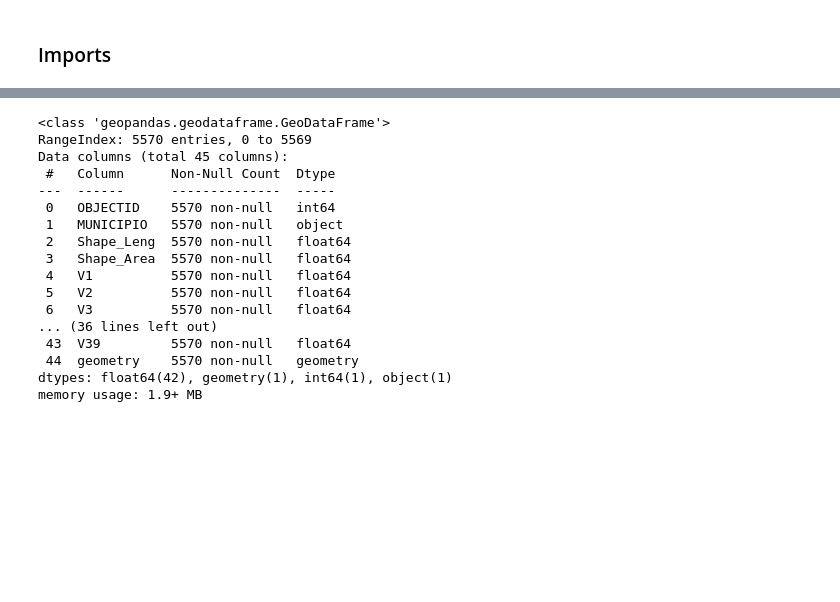
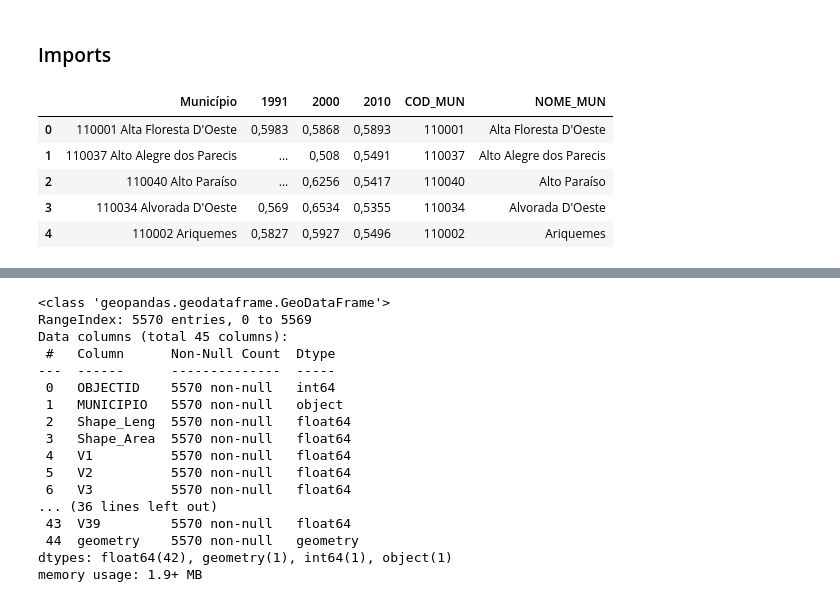
Before and after one commit to odxone/imil_agro_anexo, a Jupyter notebook: nbs/nb_60-preprocessing.ipynb, the cells around one changed output, grey strips where cells are left out. Drawn from its saved outputs; the diff is of its cells as text; code cells hidden in the pictures; blank space fills up the shorter version.

```diff
--- a/nbs/nb_60-preprocessing.ipynb
+++ b/nbs/nb_60-preprocessing.ipynb
@@ -43,0 +37,9 @@ teste = pd.read_excel(
+# %%
+teste.head()
+# %% [output]
+|  | Município | 1991 | 2000 | 2010 | COD_MUN | NOME_MUN |
+| 0 | 110001 Alta Floresta D'Oeste | 0,5983 | 0,5868 | 0,5893 | 110001 | Alta Floresta D'Oeste |
+| 1 | 110037 Alto Alegre dos Parecis | ... | 0,508 | 0,5491 | 110037 | Alto Alegre dos Parecis |
+| 2 | 110040 Alto Paraíso | ... | 0,6256 | 0,5417 | 110040 | Alto Paraíso |
+| 3 | 110034 Alvorada D'Oeste | 0,569 | 0,6534 | 0,5355 | 110034 | Alvorada D'Oeste |
+| 4 | 110002 Ariquemes | 0,5827 | 0,5927 | 0,5496 | 110002 | Ariquemes |
```
Also changed, not shown: parts of 17 cells of this notebook, 1 other file.
